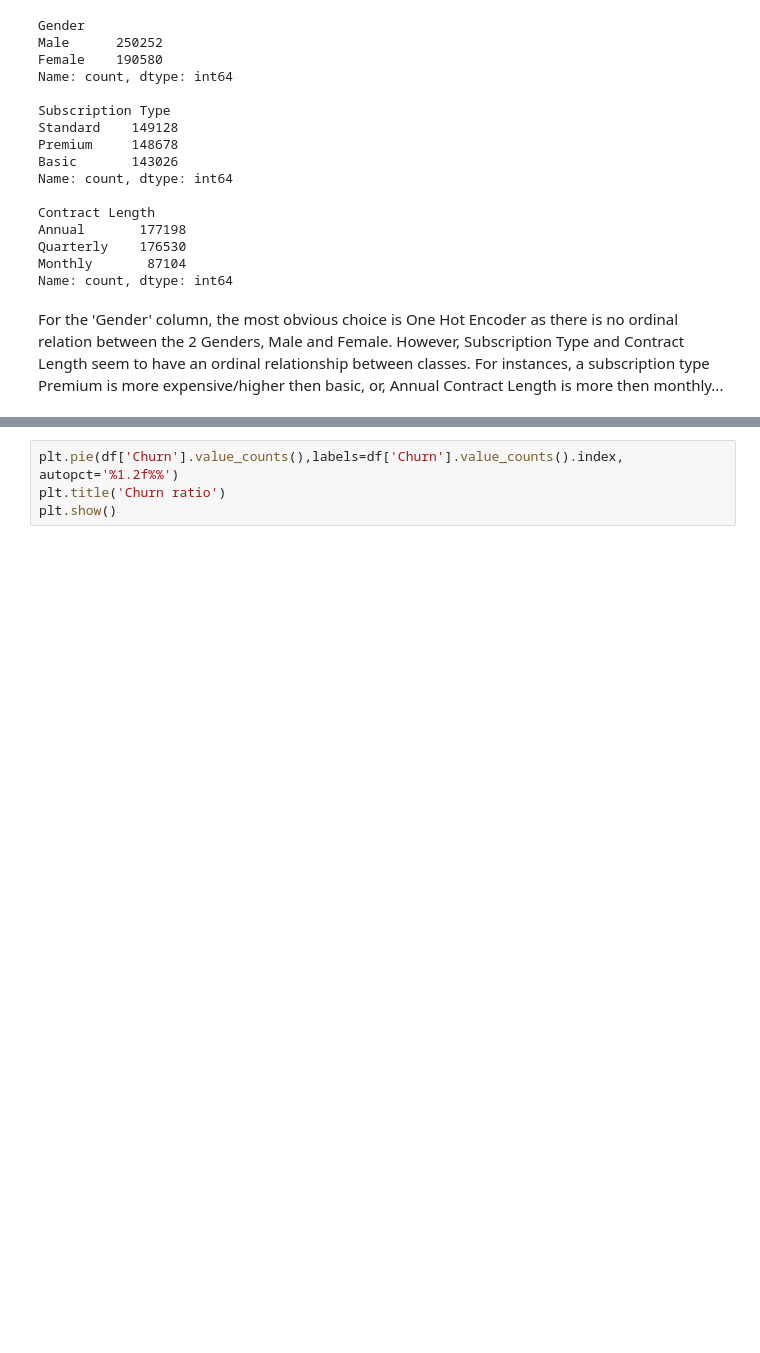
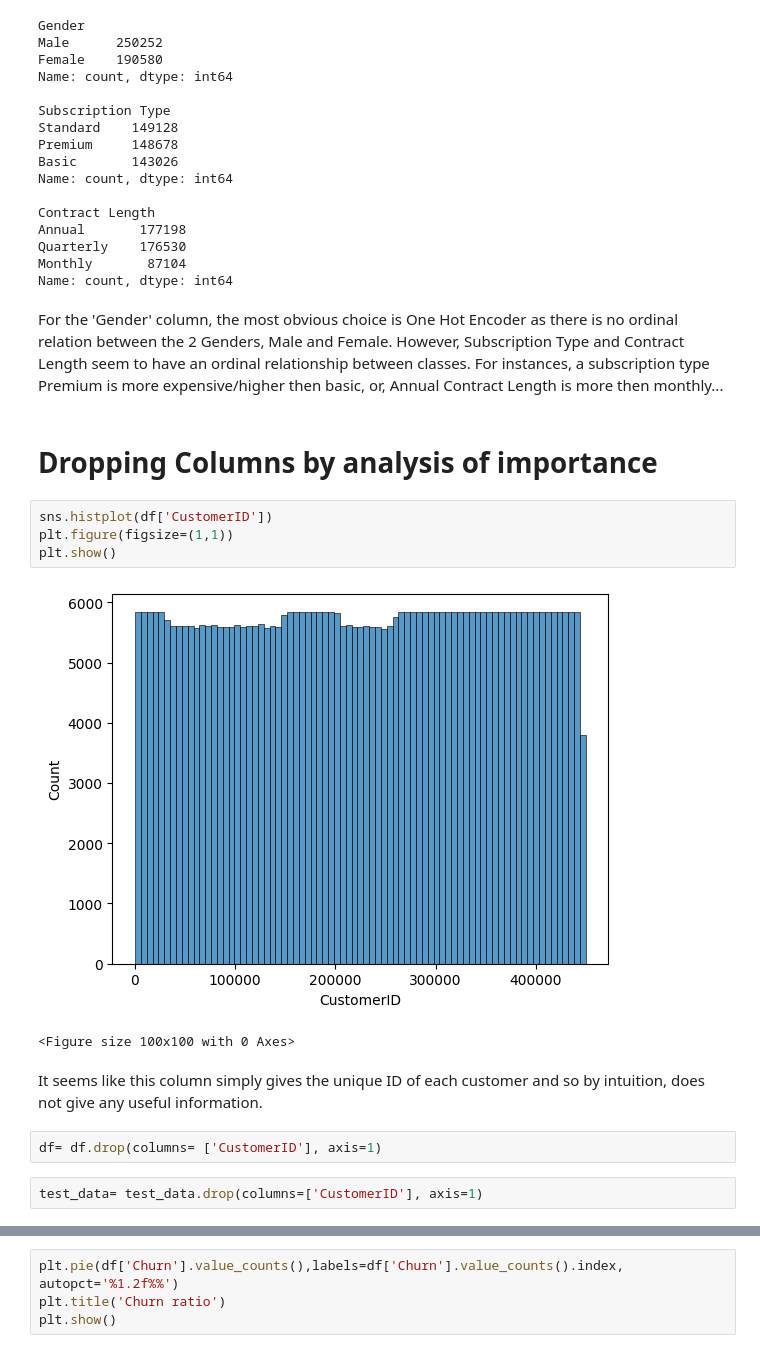
Before and after one commit to SyedMuhammadAunAbbas/Customer_Churn_Project, a Jupyter notebook: Root.ipynb, the cells around one changed output, grey strips where cells are left out. Drawn from its saved outputs; the diff is of its cells as text; blank space fills up the shorter version.

```diff
--- a/Root.ipynb
+++ b/Root.ipynb
@@ -323,3 +365,18 @@ Name: count, dtype: int64
 For the 'Gender' column, the most obvious choice is One Hot Encoder as there is no ordinal relation between the 2 Genders, Male and Female.
 However, Subscription Type and Contract Length seem to have an ordinal relationship between classes.
 For instances, a subscription type Premium is more expensive/higher then basic, or, Annual Contract Length is more then monthly...
+# %% [markdown]
+# Dropping Columns by analysis of importance
+# %%
+sns.histplot(df['CustomerID'])
+plt.figure(figsize=(1,1))
+plt.show()
+# %% [output]
+[figure, added]
+<Figure size 100x100 with 0 Axes>
+# %% [markdown]
+It seems like this column simply gives the unique ID of each customer and so by intuition, does not give any useful information.
+# %%
+df= df.drop(columns= ['CustomerID'], axis=1)
+# %%
+test_data= test_data.drop(columns=['CustomerID'], axis=1)
```
Also changed, not shown: parts of 38 cells of this notebook.
